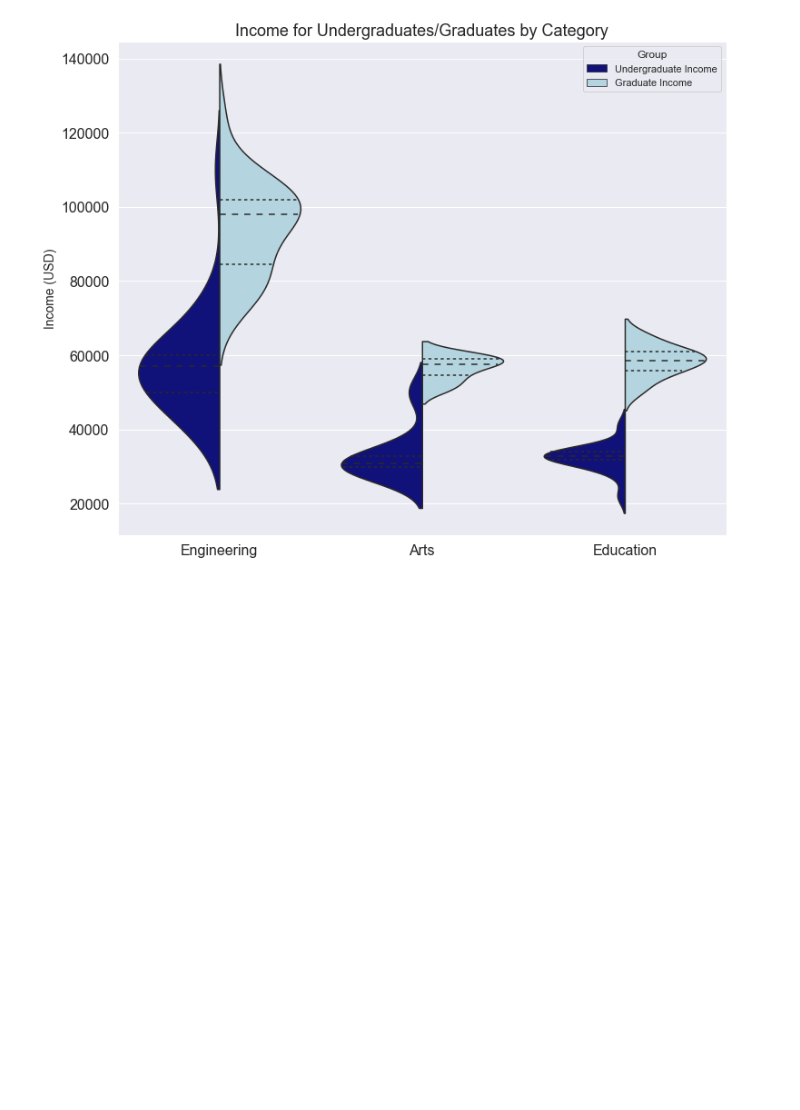
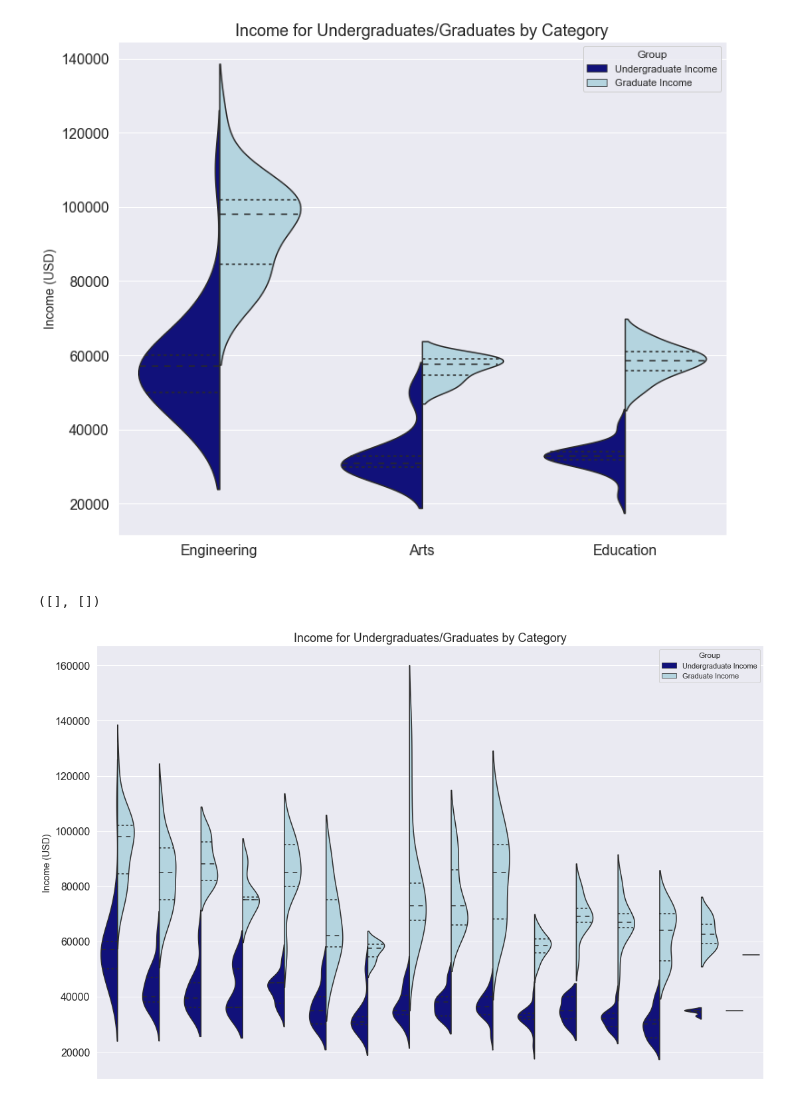
Before and after one commit to marcostorrework/marcostorrework.github.io, a Jupyter notebook: storyboard visualizations.ipynb, the cells around one changed output. Saved outputs shown, nothing was run; the diff lists cells and outputs as text; code cells hidden in the pictures; blank space fills up the shorter version.

```diff
--- a/storyboard visualizations.ipynb
+++ b/storyboard visualizations.ipynb
@@ -75,7 +60,7 @@ Index(['Major_code', 'Major', 'Major_category', 'Grad_total',
        'Nongrad_P75', 'Grad_share', 'Grad_premium'],
       dtype='object')
 # %%
-to_drop = ['Major_code', 'Grad_sample_size', 'Grad_P25', 'Grad_P75',  'Nongrad_P25', 'Nongrad_P75', 'Grad_share', 'Grad_premium', 'Nongrad_full_time_year_round', 'Nongrad_median']
+to_drop = ['Major_code', 'Grad_sample_size', 'Grad_P25', 'Grad_P75',  'Nongrad_P25', 'Nongrad_P75', 'Grad_share', 'Grad_premium', 'Nongrad_full_time_year_round']
 grad_students.drop(to_drop, axis=1, inplace=True)
 grad_students.isna().sum()
 # %% [output]
@@ -400,7 +386,7 @@ for bar, angle, height, label in zip(bars,angles, heights, sorted_categories3.Ma
 top_changed_cats = ['Biology & Life Science', 'Physical Sciences', 'Humanities & Liberal Arts']
 bottom_changed_cats = ['Education', 'Arts', 'Engineering']
 
-def get_violins(cats):
+def get_violins(cats, wide=False):
     data1 = recent_grads[recent_grads.Major_category.isin(cats)]
     data2 = grad_students[grad_students.Major_category.isin(cats)]
     data1.rename(columns={'Median_income': 'Undergraduate Income'}, inplace=True)
@@ -412,7 +398,11 @@ def get_violins(cats):
     sns.set(style='darkgrid')
     my_pal = {'Undergraduate Income' : 'darkblue', 'Graduate Income': 'lightblue'}
 
-    plt.figure(figsize=(12,10))
+    if wide==True:
+        plt.figure(figsize=(18,12))
+    else:
+        plt.figure(figsize=(12,10))
+
     cat1 = sns.violinplot(x='Major_category', y='Income', hue='Group',
                           data=data,
                           palette=my_pal,
@@ -441,3 +431,9 @@ See the caveats in the documentation: https://pandas.pydata.org/pandas-docs/stab
   return super().rename(
 [figure]
 [figure]
+# %%
+get_violins(sorted_categories, True)
+plt.xticks([])
+# %% [output]
+([], [])
+[figure, added]
```
Also changed, not shown: parts of 5 cells of this notebook.
